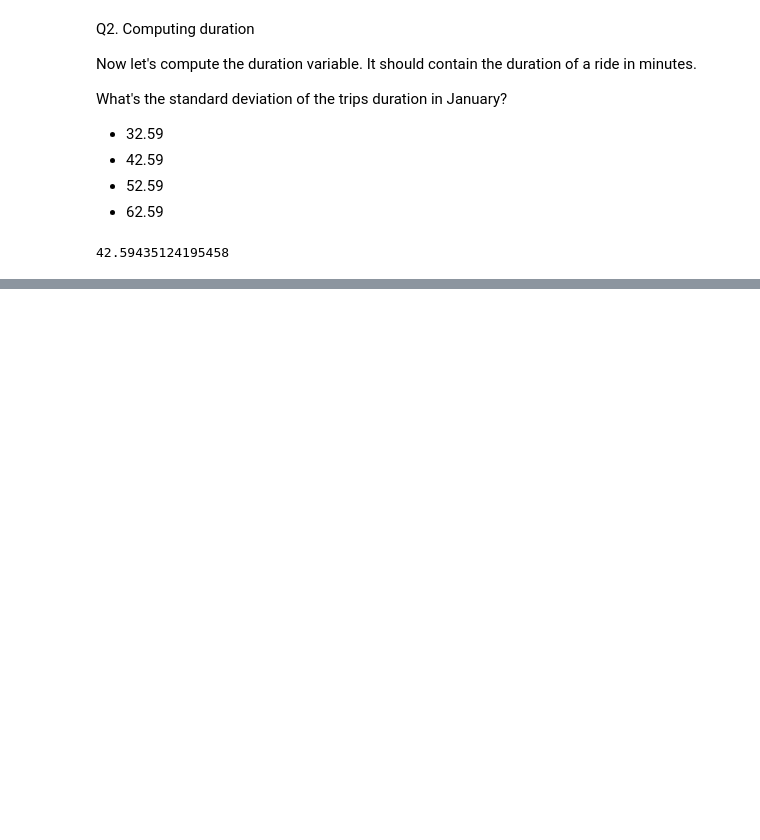
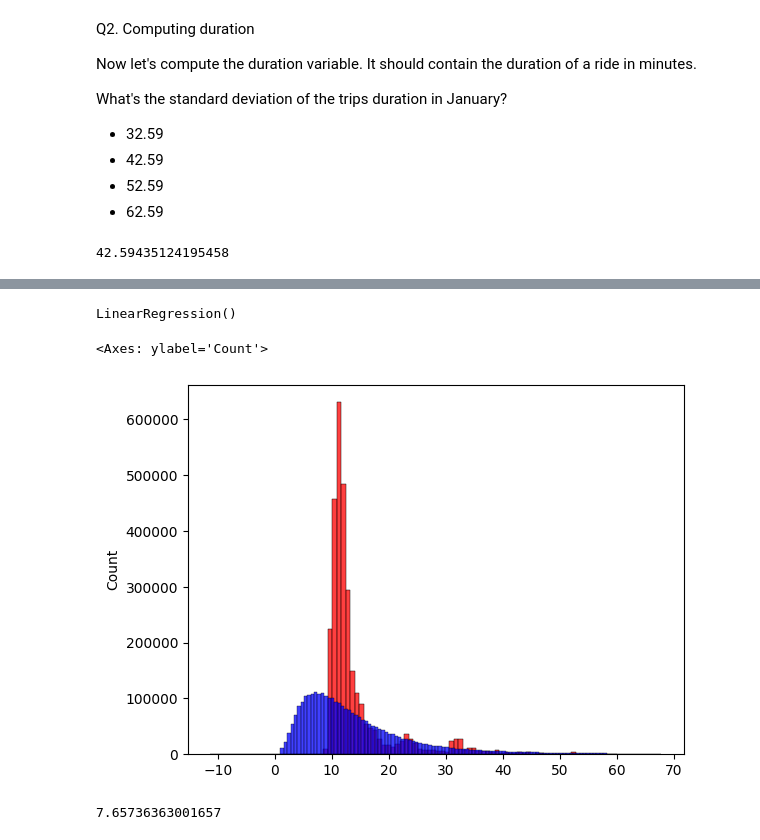
Before and after one commit to PatrickVieira1/mlops-zoomcamp-project, a Jupyter notebook: week_1/cohort_week_1.ipynb, the cells around one changed output, grey strips where cells are left out. Drawn from its saved outputs; the diff is of its cells as text; code cells hidden in the pictures; blank space fills up the shorter version.

```diff
--- a/week_1/cohort_week_1.ipynb
+++ b/week_1/cohort_week_1.ipynb
@@ -68,0 +118,3 @@ df['duration'].std()
+# %%
+dv = DictVectorizer()
+X_train = dv.fit_transform(train_dicts)
@@ -68,0 +139,20 @@ df['duration'].std()
+# %%
+target = 'duration'
+y_train = df[target].values
+# %%
+lr = LinearRegression()
+lr.fit(X_train, y_train)
+# %% [output]
+LinearRegression()
+# %%
+y_pred = lr.predict(X_train)
+# %%
+sns.histplot(y_pred, label='predicted', bins=100, color='red')
+sns.histplot(y_train, label='actual', bins=100, color='blue')
+# %% [output]
+<Axes: ylabel='Count'>
+[figure, added]
+# %%
+root_mean_squared_error(y_train, y_pred)
+# %% [output]
+7.65736363001657
```
Also changed, not shown: parts of 16 cells of this notebook.
